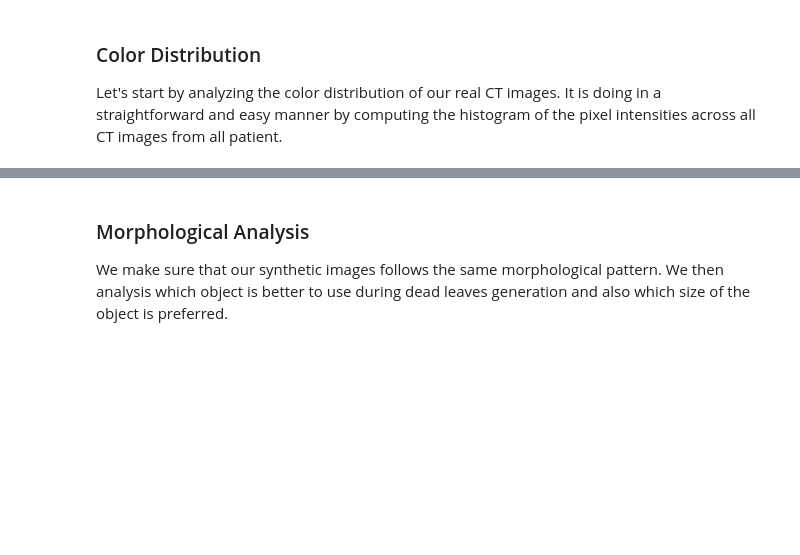
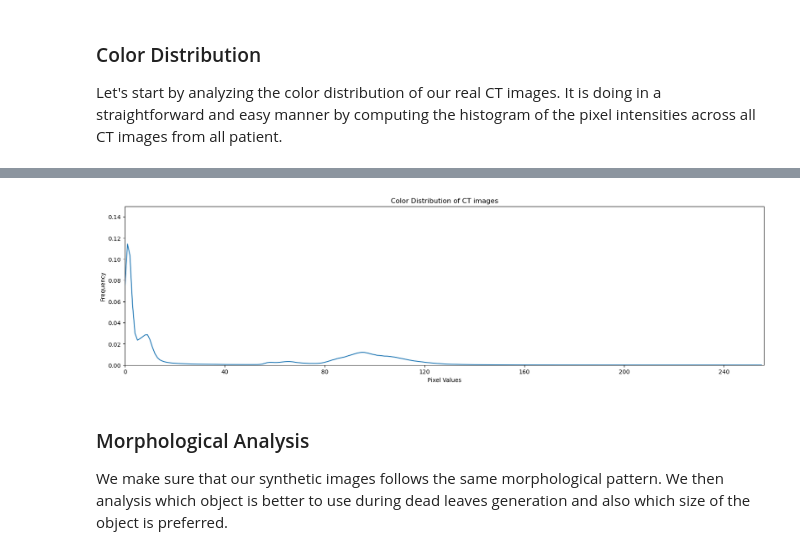
Before and after one commit to paulo-03/research_project_master, a Jupyter notebook: local_files/synthetic_images.ipynb, the cells around one changed output, grey strips where cells are left out. Saved outputs shown, nothing was run; the diff lists cells and outputs as text; code cells hidden in the pictures; blank space fills up the shorter version.

```diff
--- a/local_files/synthetic_images.ipynb
+++ b/local_files/synthetic_images.ipynb
@@ -73,6 +85,8 @@ pixel_values, color_dist = l506_fd.color_histogram(plot=True)
 # %%
 # Color distribution of quarter CT images
-pixel_values, color_dist = l506_qd.color_histogram(plot=True)
+pixel_values_q, color_dist_q = l506_qd.color_histogram(plot=True)
+# %% [output]
+[figure, added]
 # %% [markdown]
 ### Morphological Analysis
 
```
Also changed, not shown: parts of 10 cells of this notebook, 2 other files.
